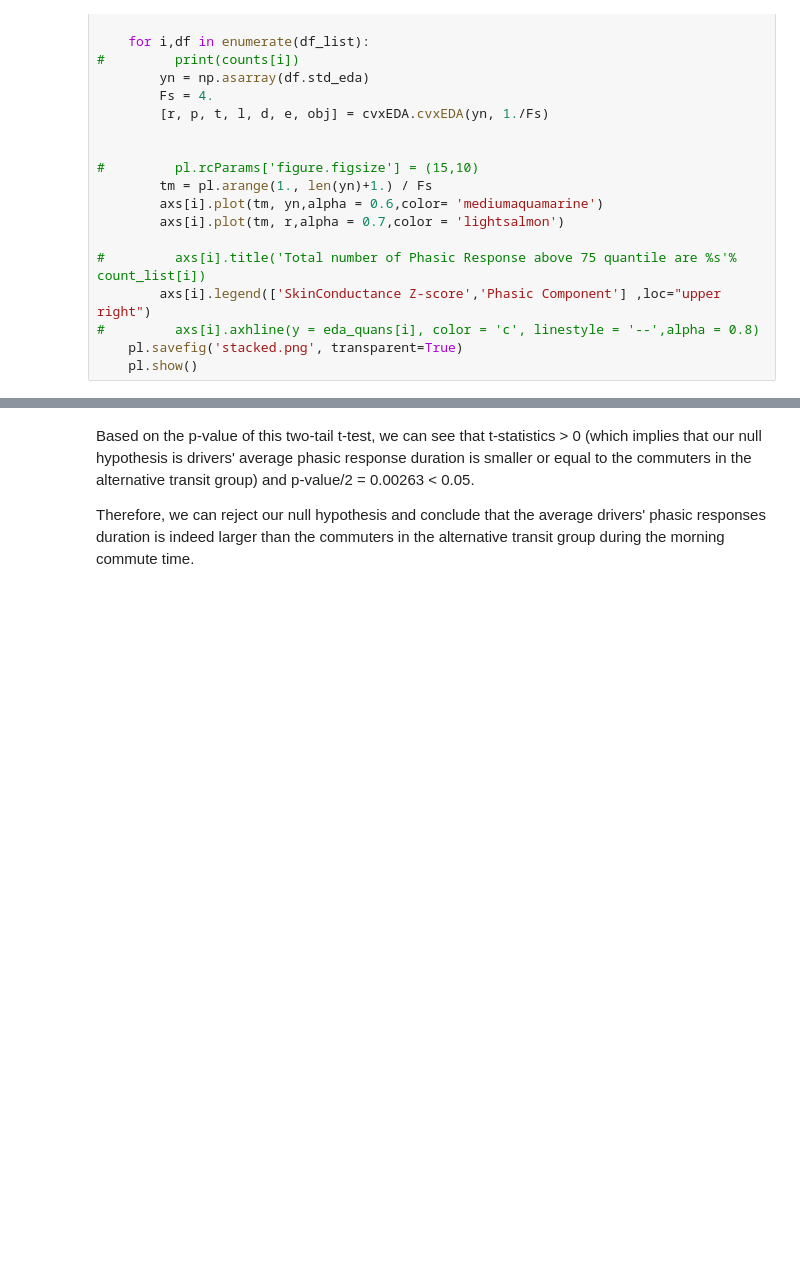
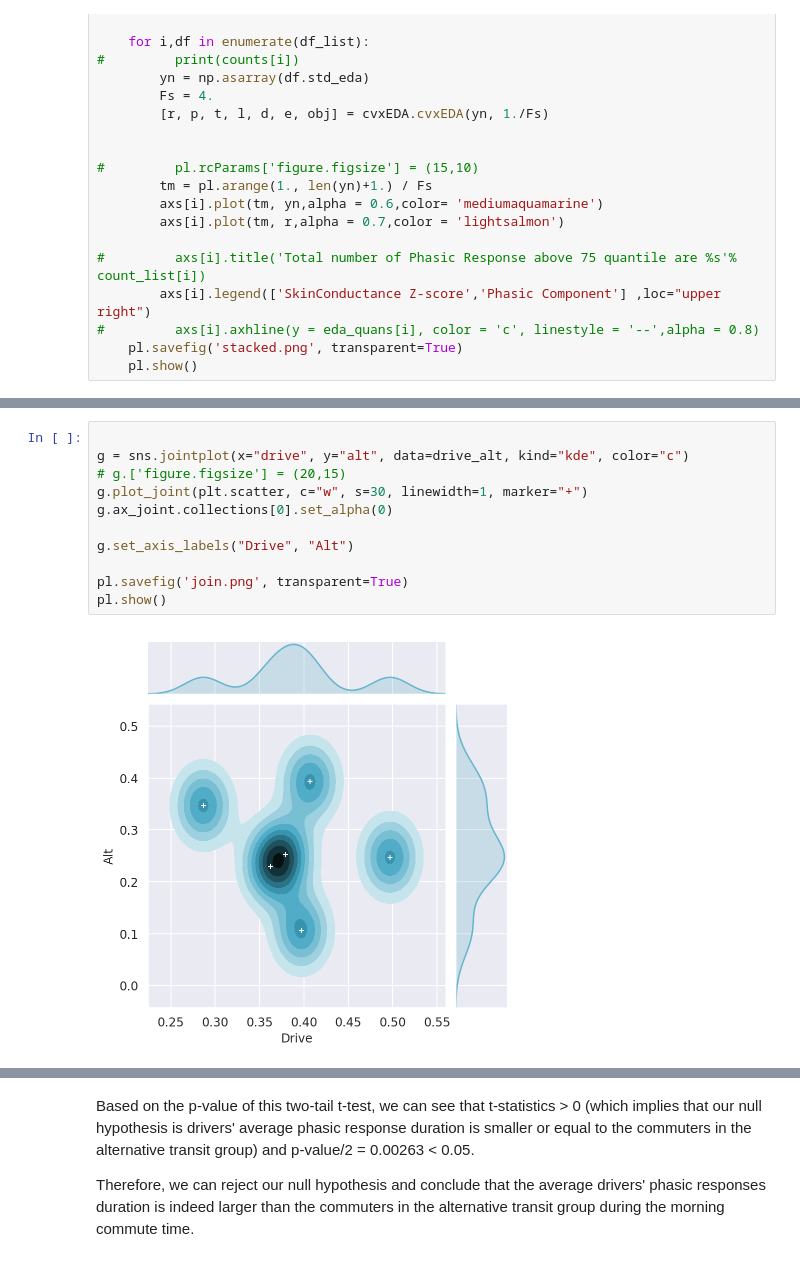
Before and after one commit to haohanwang23/coldshowershower_socialpresence, a Jupyter notebook: new/commute/stacking graphs.ipynb, the cells around one changed output, grey strips where cells are left out. Saved outputs shown, nothing was run; the diff lists cells and outputs as text; blank space fills up the shorter version.

Commit message:
complete the bar and distribution plot

```diff
--- a/new/commute/stacking graphs.ipynb
+++ b/new/commute/stacking graphs.ipynb
@@ -171,0 +165,13 @@ drive_alt.head()
+# %%
+
+g = sns.jointplot(x="drive", y="alt", data=drive_alt, kind="kde", color="c")
+# g.['figure.figsize'] = (20,15)
+g.plot_joint(plt.scatter, c="w", s=30, linewidth=1, marker="+")
+g.ax_joint.collections[0].set_alpha(0)
+
+g.set_axis_labels("Drive", "Alt")
+
+pl.savefig('join.png', transparent=True)
+pl.show()
+# %% [output]
+[figure, added]
```
Also changed, not shown: parts of 13 cells of this notebook, 4 other files.
